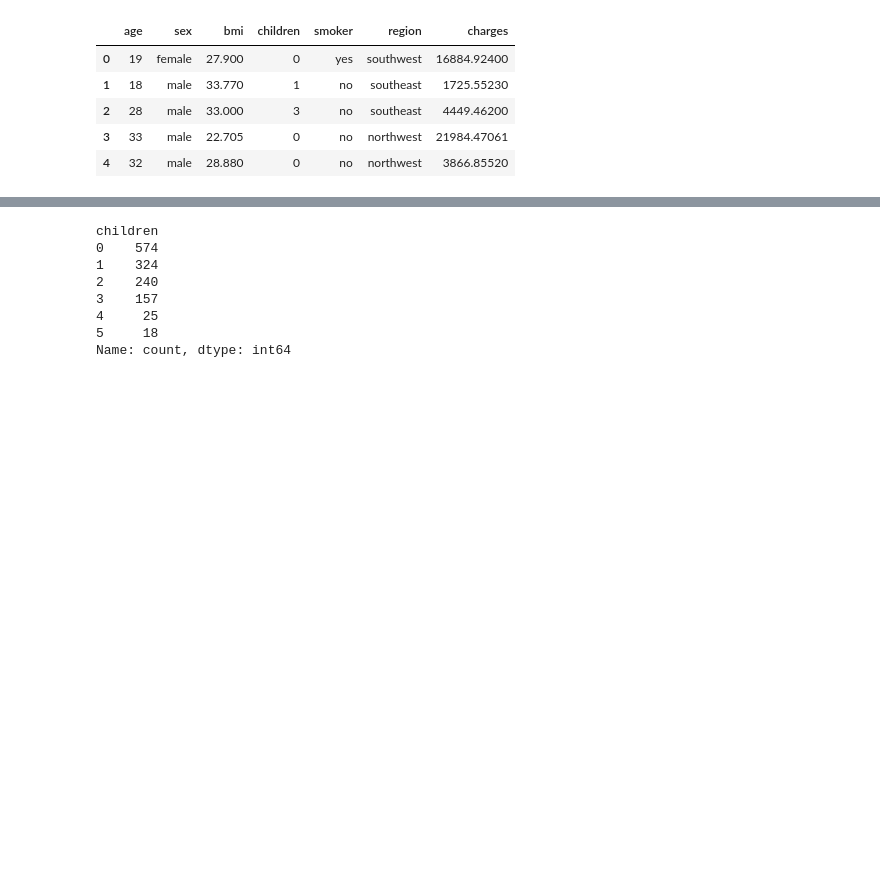
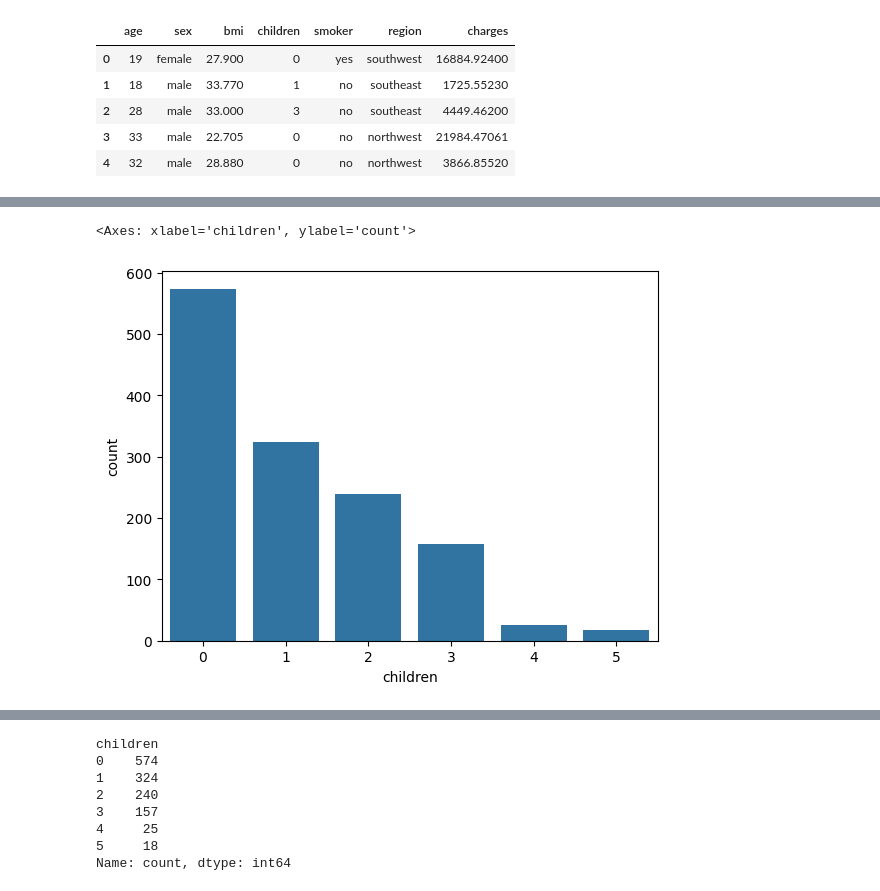
Before and after one commit to ShivamAttri05/Machine_Learning, a Jupyter notebook: 00_EDA/EDA_Project1.ipynb, the cells around one changed output, grey strips where cells are left out. Drawn from its saved outputs; the diff is of its cells as text; code cells hidden in the pictures; blank space fills up the shorter version.

```diff
--- a/00_EDA/EDA_Project1.ipynb
+++ b/00_EDA/EDA_Project1.ipynb
@@ -101,0 +97,5 @@ Name: count, dtype: int64
+# %%
+sns.countplot(x = df["children"])
+# %% [output]
+<Axes: xlabel='children', ylabel='count'>
+[figure, added]
```
Also changed, not shown: parts of 31 cells of this notebook.
